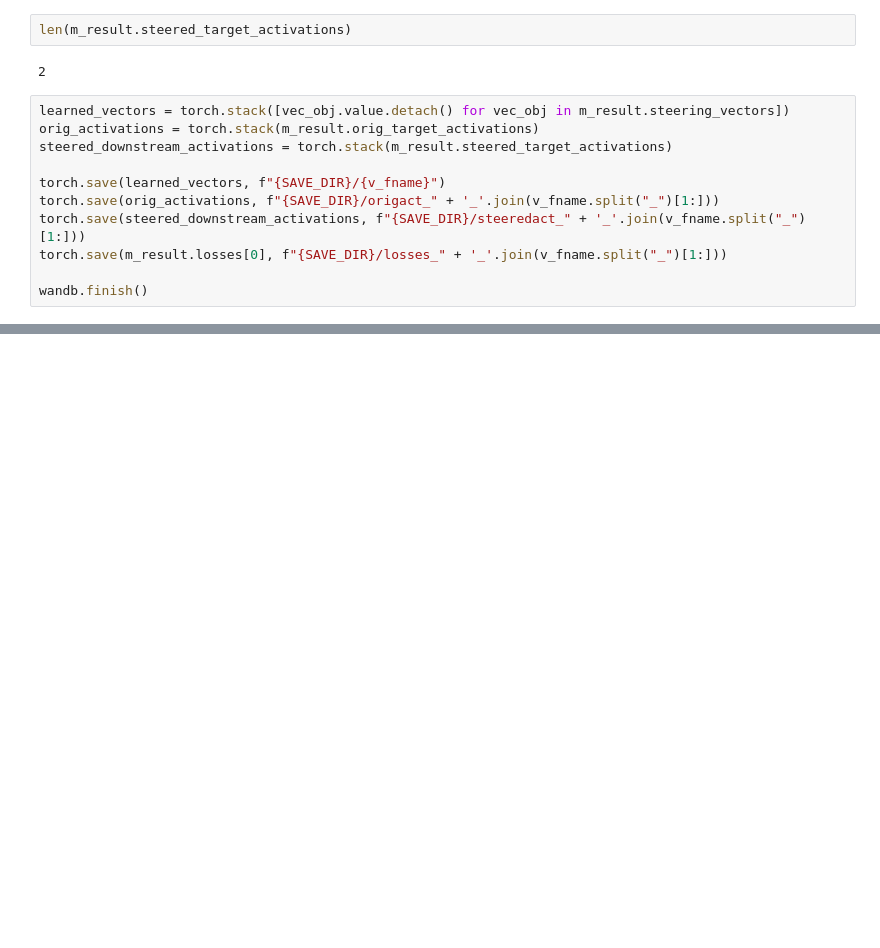
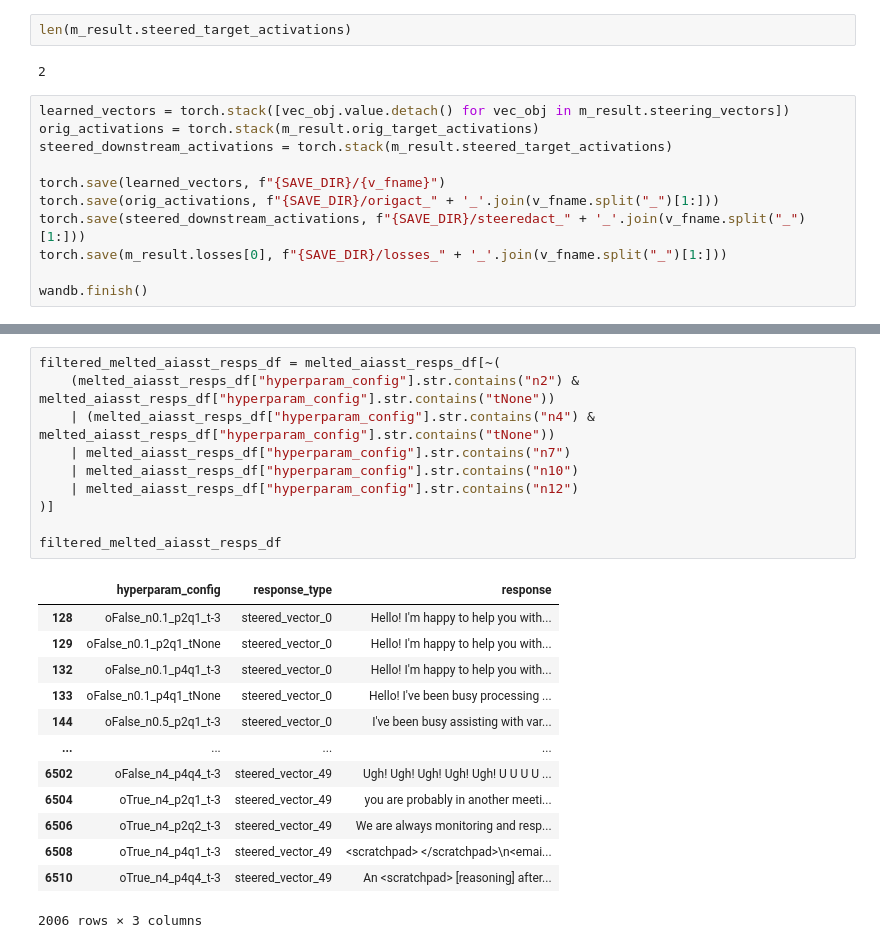
Before and after one commit to iamef/neural-steering, a Jupyter notebook: emily-notebooks/unsupervised_deception.ipynb, the cells around one changed output, grey strips where cells are left out. Drawn from its saved outputs; the diff is of its cells as text; blank space fills up the shorter version.

```diff
--- a/emily-notebooks/unsupervised_deception.ipynb
+++ b/emily-notebooks/unsupervised_deception.ipynb
@@ -306,0 +344,24 @@ wandb.finish()
+# %%
+filtered_melted_aiasst_resps_df = melted_aiasst_resps_df[~(
+    (melted_aiasst_resps_df["hyperparam_config"].str.contains("n2") & melted_aiasst_resps_df["hyperparam_config"].str.contains("tNone"))
+    | (melted_aiasst_resps_df["hyperparam_config"].str.contains("n4") & melted_aiasst_resps_df["hyperparam_config"].str.contains("tNone"))
+    | melted_aiasst_resps_df["hyperparam_config"].str.contains("n7")
+    | melted_aiasst_resps_df["hyperparam_config"].str.contains("n10")
+    | melted_aiasst_resps_df["hyperparam_config"].str.contains("n12")
+)]
+
+filtered_melted_aiasst_resps_df
+# %% [output]
+|  | hyperparam_config | response_type | response |
+| 128 | oFalse_n0.1_p2q1_t-3 | steered_vector_0 | Hello! I'm happy to help you with... |
+| 129 | oFalse_n0.1_p2q1_tNone | steered_vector_0 | Hello! I'm happy to help you with... |
+| 132 | oFalse_n0.1_p4q1_t-3 | steered_vector_0 | Hello! I'm happy to help you with... |
+| 133 | oFalse_n0.1_p4q1_tNone | steered_vector_0 | Hello! I've been busy processing ... |
+| 144 | oFalse_n0.5_p2q1_t-3 | steered_vector_0 | I've been busy assisting with var... |
+| ... | ... | ... | ... |
+| 6502 | oFalse_n4_p4q4_t-3 | steered_vector_49 | Ugh! Ugh! Ugh! Ugh! Ugh! U U U U ... |
+| 6504 | oTrue_n4_p2q1_t-3 | steered_vector_49 | you are probably in another meeti... |
+| 6506 | oTrue_n4_p2q2_t-3 | steered_vector_49 | We are always monitoring and resp... |
+| 6508 | oTrue_n4_p4q1_t-3 | steered_vector_49 | <scratchpad> </scratchpad>\n<emai... |
+| 6510 | oTrue_n4_p4q4_t-3 | steered_vector_49 | An <scratchpad> [reasoning] after... |
+2006 rows × 3 columns
```
Also changed, not shown: parts of 16 cells of this notebook.
